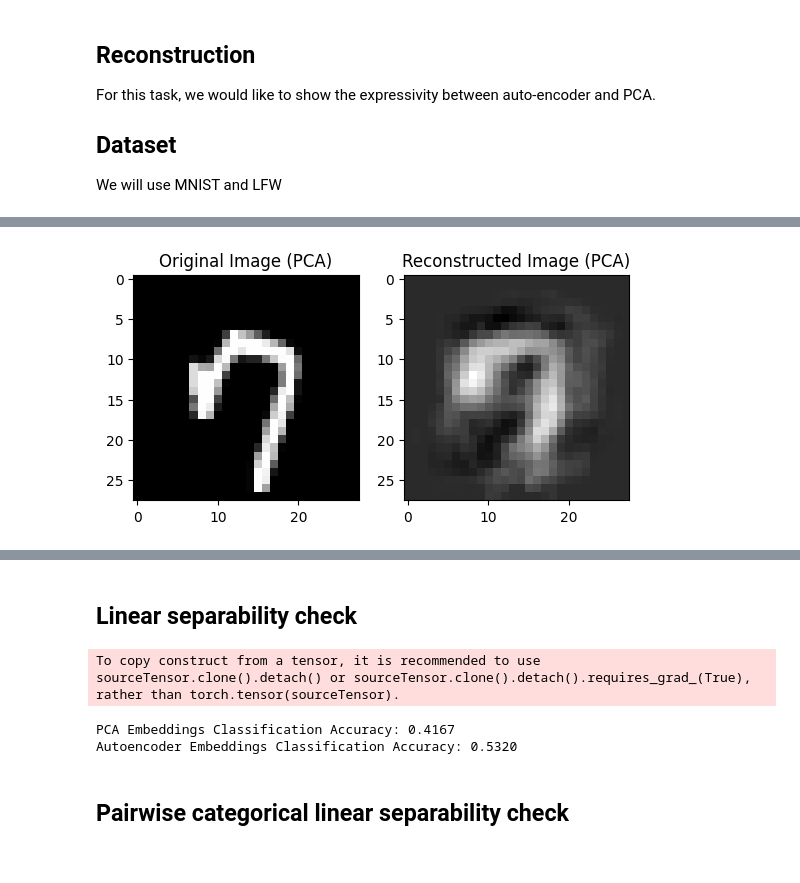
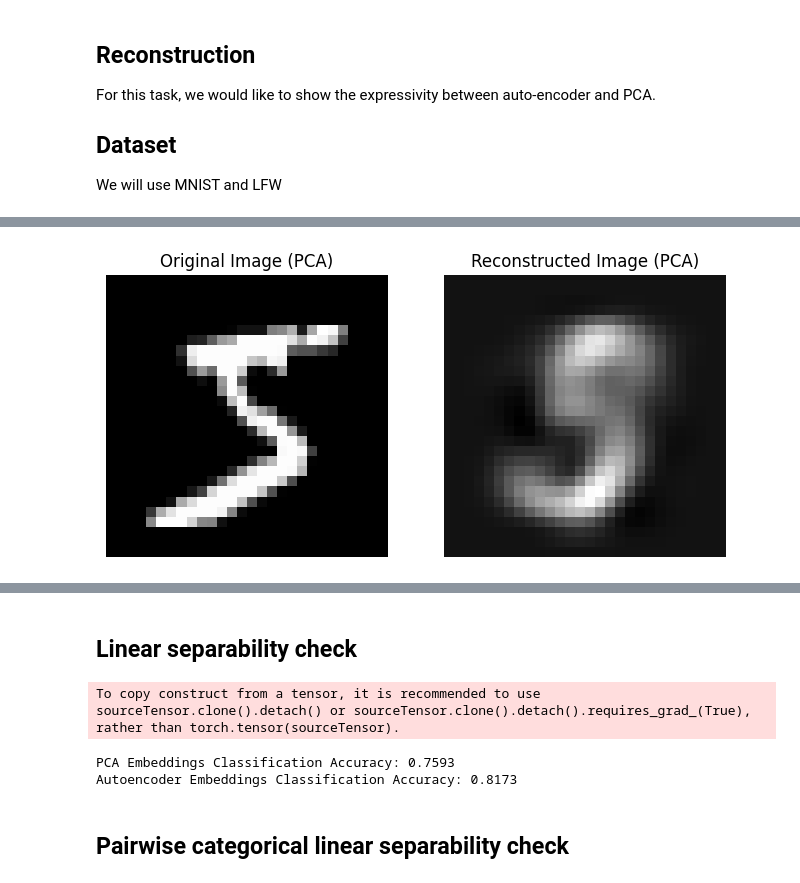
Before and after one commit to ttnhathuy313/pca-autoencoder, a Jupyter notebook: main.ipynb, the cells around one changed output, grey strips where cells are left out. Cells and saved outputs as stored; diff of their text form; code cells hidden in the pictures.

```diff
--- a/main.ipynb
+++ b/main.ipynb
@@ -126,28 +126,46 @@ plt.show()
 # %%
 from sklearn.decomposition import PCA
+from torch.utils.data import DataLoader
+import numpy as np
+import matplotlib.pyplot as plt
+from torchvision import datasets, transforms
 
-# Flatten the images for PCA
-images_flat = images.view(images.size(0), -1).numpy()
+# Define the transformation
+transform = transforms.ToTensor()
 
-# Apply PCA
-pca = PCA(n_components=10)  # Use the same number of components as the autoencoder's latent space
+# Load the MNIST dataset
+train_dataset = datasets.MNIST(root='./data', train=True, download=True, transform=transform)
+train_loader = DataLoader(train_dataset, batch_size=128, shuffle=False)
+
+# Flatten all images in the training dataset
+images_flat = []
+for images, _ in train_loader:
+    images_flat.append(images.view(images.size(0), -1).numpy())
+
+# Combine all batches into one array
+images_flat = np.vstack(images_flat)
+
+# Apply PCA to the whole dataset
+pca = PCA(n_components=10)  # Adjust components as needed
 pca.fit(images_flat)
 images_pca = pca.transform(images_flat)
 reconstructed_images_pca = pca.inverse_transform(images_pca)
 
-# Select the first image for comparison
+# Select an example image for comparison (first image in the dataset)
 original_img_pca = images_flat[0].reshape(28, 28)
 reconstructed_img_pca = reconstructed_images_pca[0].reshape(28, 28)
 
-# Plot the original and reconstructed images using PCA
-fig, axes = plt.subplots(1, 2)
+# Plot the original and reconstructed images
+fig, axes = plt.subplots(1, 2, figsize=(8, 4))
 axes[0].imshow(original_img_pca, cmap='gray')
 axes[0].set_title('Original Image (PCA)')
+axes[0].axis('off')
 axes[1].imshow(reconstructed_img_pca, cmap='gray')
 axes[1].set_title('Reconstructed Image (PCA)')
+axes[1].axis('off')
 plt.show()
 # %% [output]
-[figure, old version]
+[figure, new version]
 # %%
 !pip install nbformat
 # %% [output]
@@ -268,8 +286,9 @@ from sklearn.metrics import accuracy_score
 from torch.utils.data import TensorDataset, DataLoader
 
 # Prepare PCA and Autoencoder embeddings as datasets
+pca_embeddings = pca.fit_transform(sampled_images_flat)
 X_pca = torch.tensor(pca_embeddings, dtype=torch.float32)
-X_autoencoder = torch.tensor(pca_autoencoder_embeddings, dtype=torch.float32)
+X_autoencoder = torch.tensor(autoencoder_embeddings, dtype=torch.float32)
 y = torch.tensor(sampled_labels, dtype=torch.long)
 
 # Split the data into training and testing sets
@@ -335,16 +354,16 @@ def train_and_evaluate(loader_train, loader_test, input_dim):
     return accuracy
 
 # Evaluate PCA embeddings
-accuracy_pca = train_and_evaluate(train_loader_pca, test_loader_pca, input_dim=3)
+accuracy_pca = train_and_evaluate(train_loader_pca, test_loader_pca, input_dim=pca_embeddings.shape[1])
 print(f'PCA Embeddings Classification Accuracy: {accuracy_pca:.4f}')
 
 # Evaluate Autoencoder embeddings
-accuracy_autoencoder = train_and_evaluate(train_loader_auto, test_loader_auto, input_dim=3)
+accuracy_autoencoder = train_and_evaluate(train_loader_auto, test_loader_auto, input_dim=autoencoder_embeddings.shape[1])
 print(f'Autoencoder Embeddings Classification Accuracy: {accuracy_autoencoder:.4f}')
 # %% [output]
 To copy construct from a tensor, it is recommended to use sourceTensor.clone().detach() or sourceTensor.clone().detach().requires_grad_(True), rather than torch.tensor(sourceTensor).
-PCA Embeddings Classification Accuracy: 0.4167
-Autoencoder Embeddings Classification Accuracy: 0.5320
+PCA Embeddings Classification Accuracy: 0.7593
+Autoencoder Embeddings Classification Accuracy: 0.8173
 # %% [markdown]
 ## Pairwise categorical linear separability check
 # %%
```
Also changed, not shown: parts of 16 cells of this notebook.
